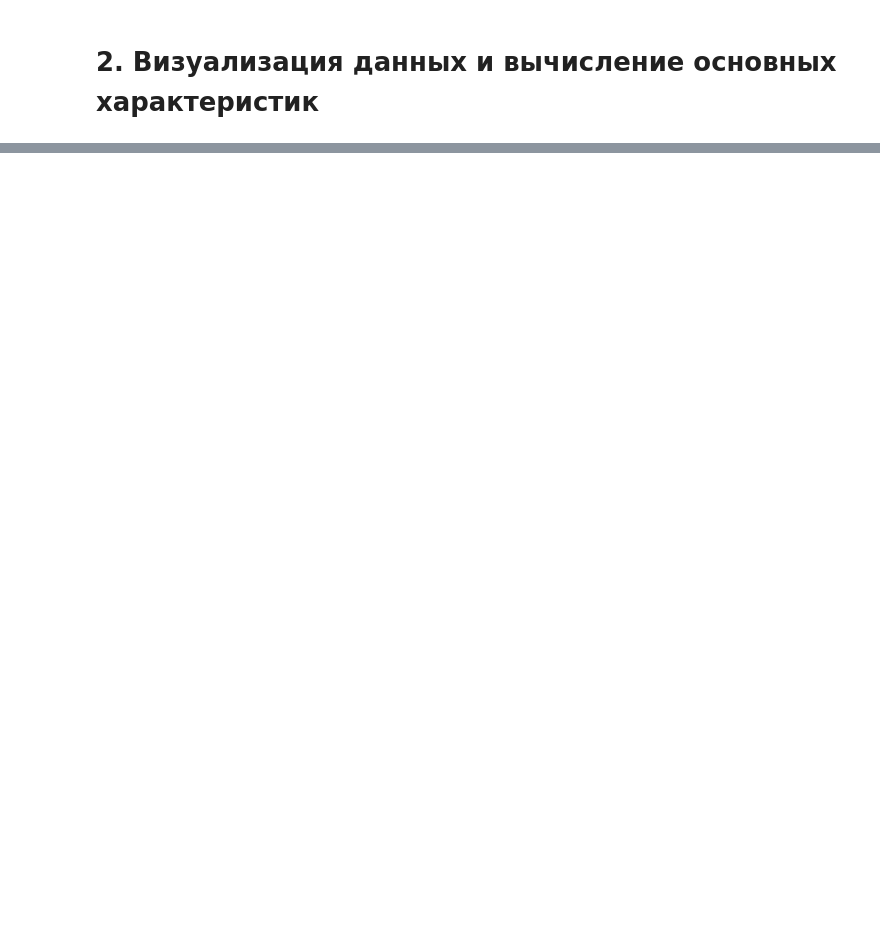
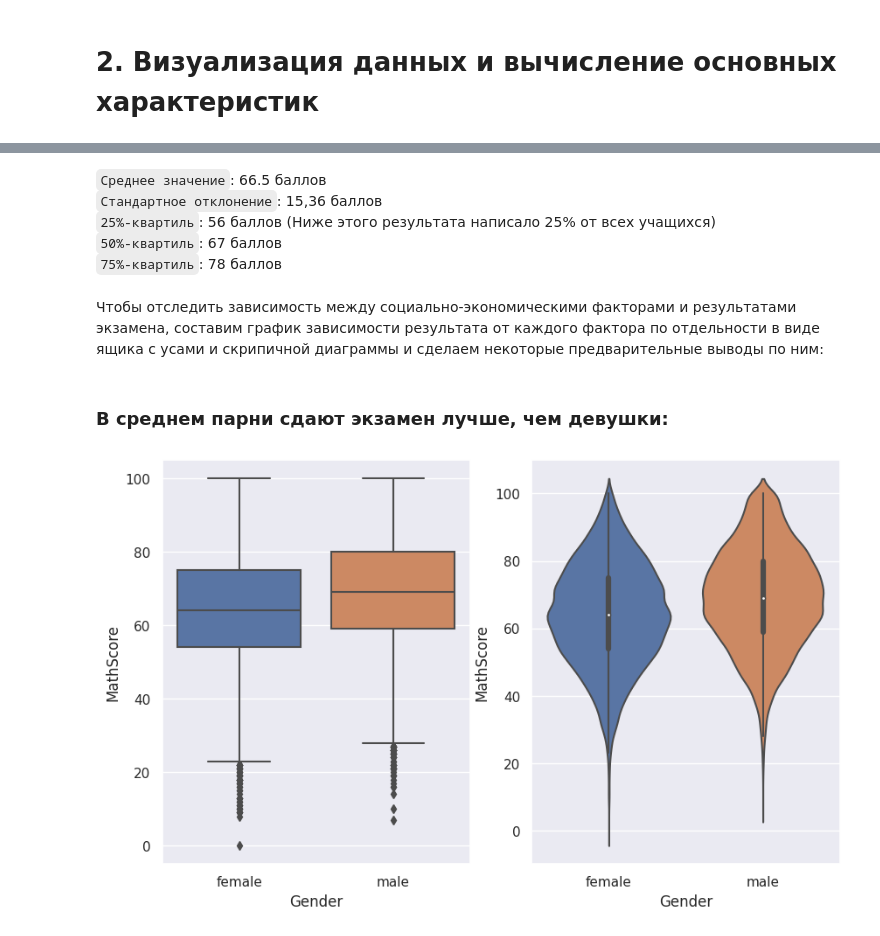
Before and after one commit to Valentin-Grachev/Machine-Learning-2023, a Jupyter notebook: Student_Exam_Scores.ipynb, the cells around one changed output, grey strips where cells are left out. Saved outputs shown, nothing was run; the diff lists cells and outputs as text; code cells hidden in the pictures; blank space fills up the shorter version.

```diff
--- a/Student_Exam_Scores.ipynb
+++ b/Student_Exam_Scores.ipynb
@@ -110,0 +101,18 @@ memory usage: 1.2 MB
+# %% [markdown]
+`Среднее значение`: 66.5 баллов<br>
+`Стандартное отклонение`: 15,36 баллов<br>
+`25%-квартиль`: 56 баллов (Ниже этого результата написало 25% от всех учащихся)<br>
+`50%-квартиль`: 67 баллов<br>
+`75%-квартиль`: 78 баллов<br>
+# %% [markdown]
+Чтобы отследить зависимость между социально-экономическими факторами и результатами экзамена, составим график зависимости результата от каждого фактора по отдельности в виде ящика с усами и скрипичной диаграммы и сделаем некоторые предварительные выводы по ним:
+# %% [markdown]
+### В среднем парни сдают экзамен лучше, чем девушки:
+# %%
+colname = 'Gender'
+fig, axes = plt.subplots(1, 2, figsize=(10, 6))
+sns.boxplot(x=colname, y="MathScore", data=data, ax=axes[0])
+sns.violinplot(x=colname, y="MathScore", data=data, ax=axes[1])
+plt.show()
+# %% [output]
+[figure, added]
```
Also changed, not shown: parts of 63 cells of this notebook.
